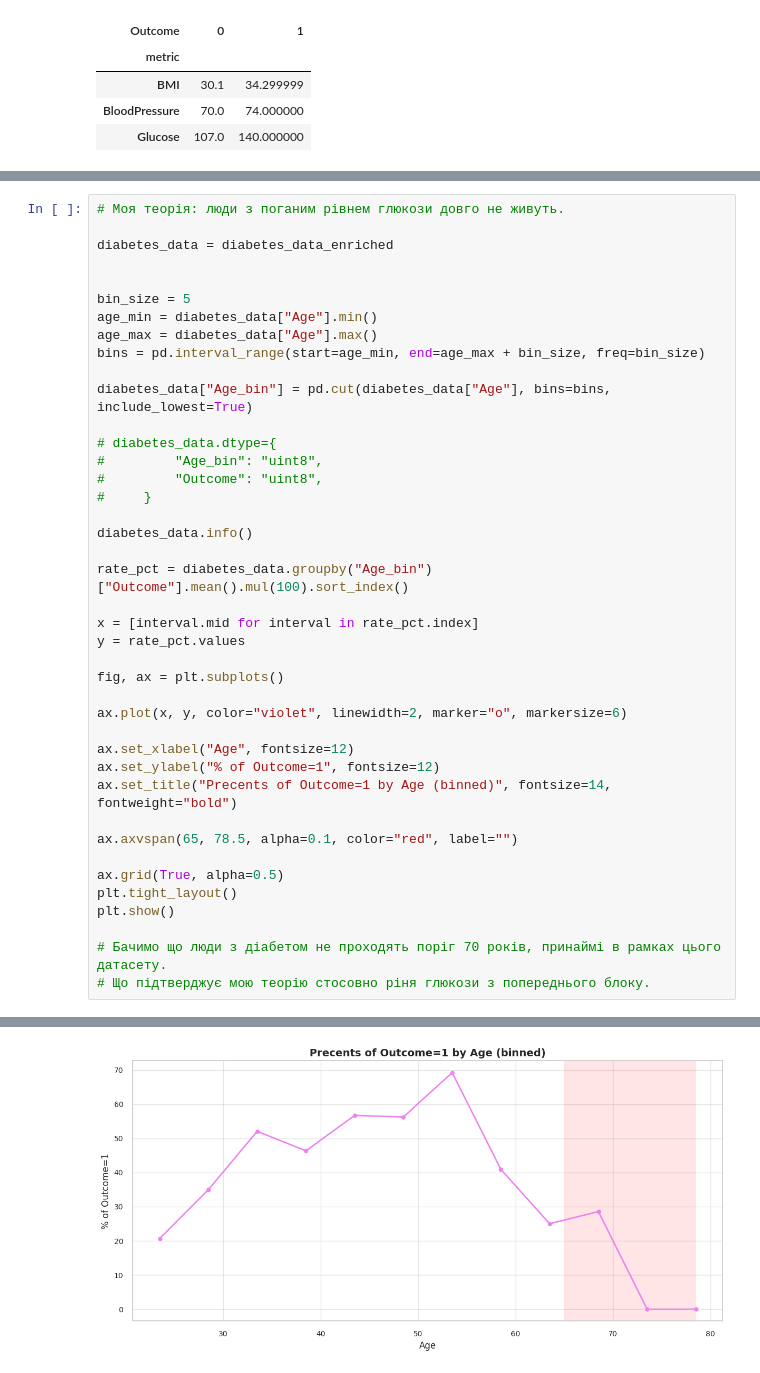
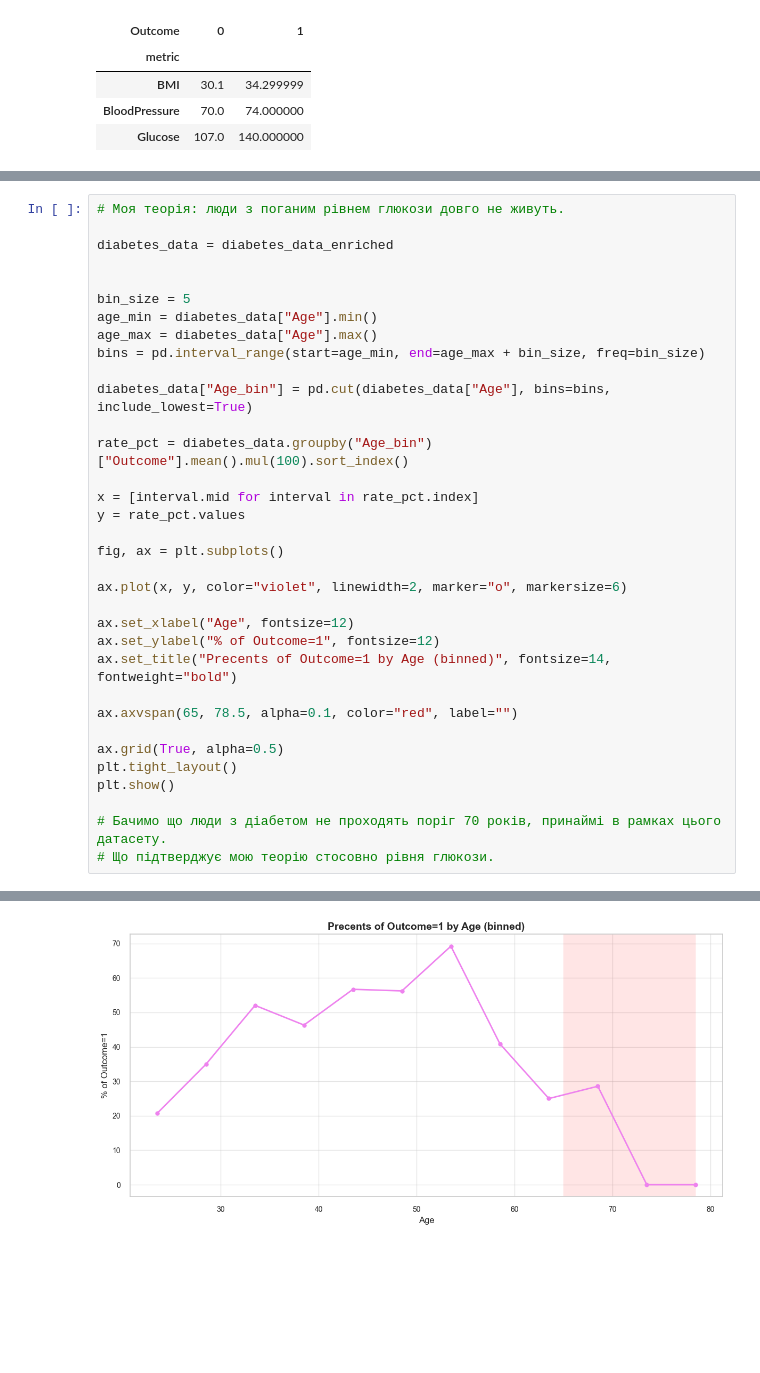
Before and after one commit to denys-ops/SET-DataAnalysis, a Jupyter notebook: hw/HW_6_Kondratiuk_Kosteniuk.ipynb, the cells around one changed output, grey strips where cells are left out. Saved outputs shown, nothing was run; the diff lists cells and outputs as text; blank space fills up the shorter version.

```diff
--- a/hw/HW_6_Kondratiuk_Kosteniuk.ipynb
+++ b/hw/HW_6_Kondratiuk_Kosteniuk.ipynb
@@ -726,13 +707,6 @@ age_max = diabetes_data["Age"].max()
 bins = pd.interval_range(start=age_min, end=age_max + bin_size, freq=bin_size)
 
 diabetes_data["Age_bin"] = pd.cut(diabetes_data["Age"], bins=bins, include_lowest=True)
-
-# diabetes_data.dtype={
-#         "Age_bin": "uint8",
-#         "Outcome": "uint8",
-#     }
-
-diabetes_data.info()
 
 rate_pct = diabetes_data.groupby("Age_bin")["Outcome"].mean().mul(100).sort_index()
 
@@ -754,5 +728,5 @@ plt.tight_layout()
 plt.show()
 
 # Бачимо що люди з діабетом не проходять поріг 70 років, принаймі в рамках цього датасету.
-# Що підтверджує мою теорію стосовно ріня глюкози з попереднього блоку.
+# Що підтверджує мою теорію стосовно рівня глюкози.
 # %% [output]
@@ -776,4 +733,4 @@ memory usage: 55.9+ KB
-[figure, old version]
+[figure, new version]
 # %%
 group_col = globals().get("group_col", "risk_note")
 df = diabetes_data.dropna(subset=[group_col, "Outcome"]).copy()
```
Also changed, not shown: parts of 18 cells of this notebook.
